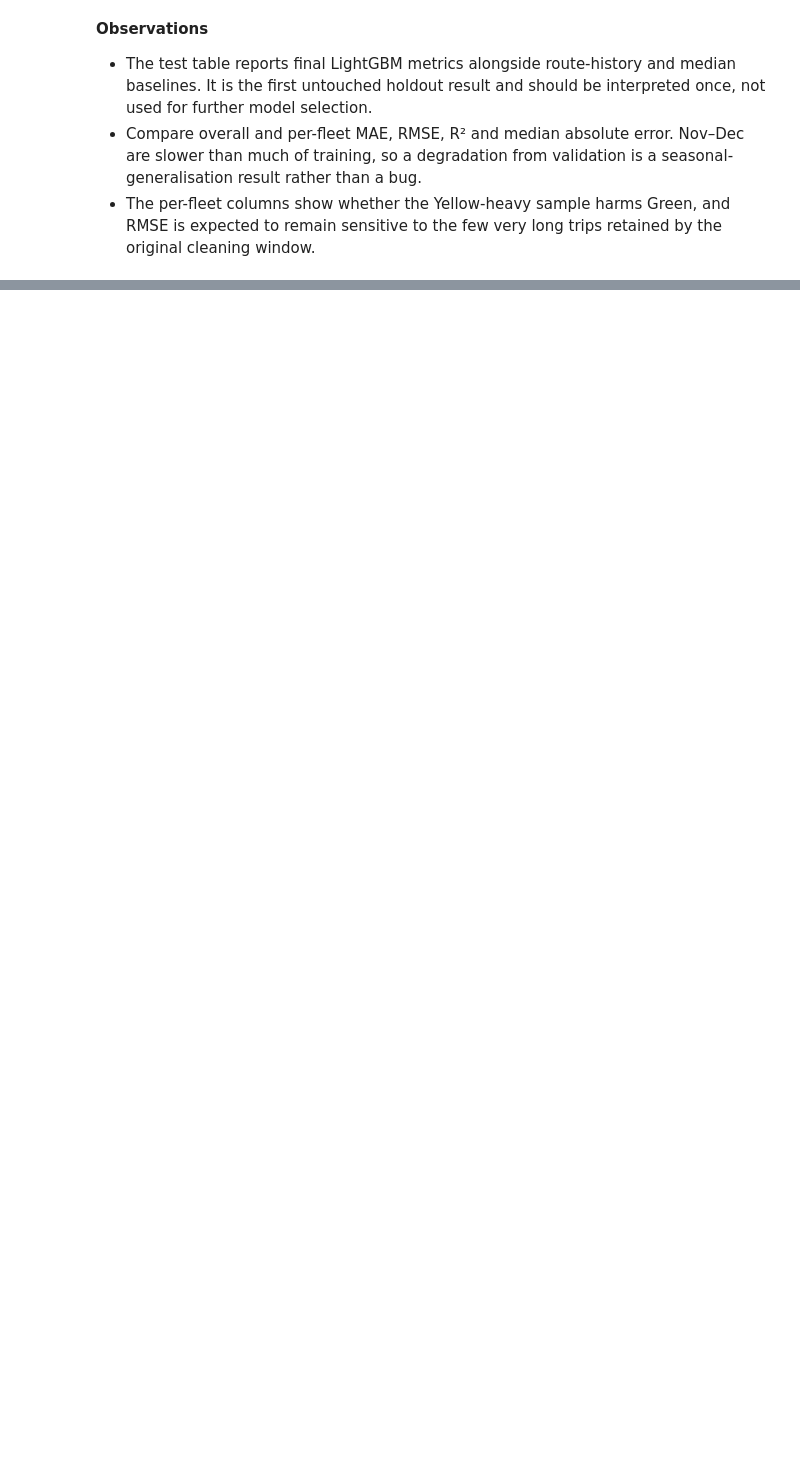
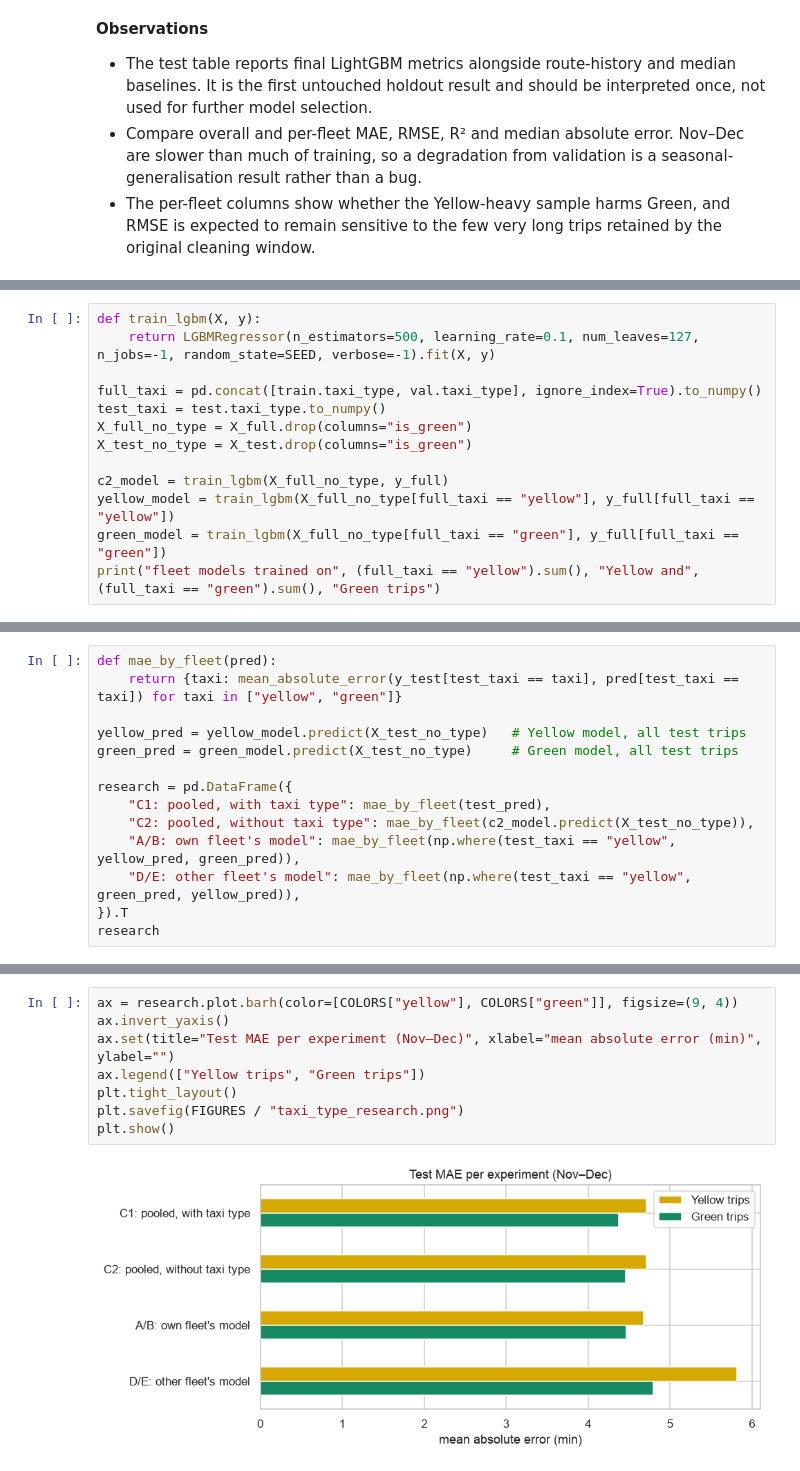
Before and after one commit to Shreyit/nyc-taxi-ml, a Jupyter notebook: notebooks/nyc_taxi_trip_duration.ipynb, the cells around one changed output, grey strips where cells are left out. Drawn from its saved outputs; the diff is of its cells as text; blank space fills up the shorter version.

```diff
--- a/notebooks/nyc_taxi_trip_duration.ipynb
+++ b/notebooks/nyc_taxi_trip_duration.ipynb
@@ -1589,0 +1889,13 @@ display(pd.DataFrame({"MAE_increase": perm_importance}).head(15).round(4))
+# %%
+def train_lgbm(X, y):
+    return LGBMRegressor(n_estimators=500, learning_rate=0.1, num_leaves=127, n_jobs=-1, random_state=SEED, verbose=-1).fit(X, y)
+
+full_taxi = pd.concat([train.taxi_type, val.taxi_type], ignore_index=True).to_numpy()
+test_taxi = test.taxi_type.to_numpy()
+X_full_no_type = X_full.drop(columns="is_green")
+X_test_no_type = X_test.drop(columns="is_green")
+
+c2_model = train_lgbm(X_full_no_type, y_full)
+yellow_model = train_lgbm(X_full_no_type[full_taxi == "yellow"], y_full[full_taxi == "yellow"])
+green_model = train_lgbm(X_full_no_type[full_taxi == "green"], y_full[full_taxi == "green"])
+print("fleet models trained on", (full_taxi == "yellow").sum(), "Yellow and", (full_taxi == "green").sum(), "Green trips")
@@ -1589,0 +1904,14 @@ display(pd.DataFrame({"MAE_increase": perm_importance}).head(15).round(4))
+# %%
+def mae_by_fleet(pred):
+    return {taxi: mean_absolute_error(y_test[test_taxi == taxi], pred[test_taxi == taxi]) for taxi in ["yellow", "green"]}
+
+yellow_pred = yellow_model.predict(X_test_no_type)   # Yellow model, all test trips
+green_pred = green_model.predict(X_test_no_type)     # Green model, all test trips
+
+research = pd.DataFrame({
+    "C1: pooled, with taxi type": mae_by_fleet(test_pred),
+    "C2: pooled, without taxi type": mae_by_fleet(c2_model.predict(X_test_no_type)),
+    "A/B: own fleet's model": mae_by_fleet(np.where(test_taxi == "yellow", yellow_pred, green_pred)),
+    "D/E: other fleet's model": mae_by_fleet(np.where(test_taxi == "yellow", green_pred, yellow_pred)),
+}).T
+research
@@ -1589,0 +1924,10 @@ display(pd.DataFrame({"MAE_increase": perm_importance}).head(15).round(4))
+# %%
+ax = research.plot.barh(color=[COLORS["yellow"], COLORS["green"]], figsize=(9, 4))
+ax.invert_yaxis()
+ax.set(title="Test MAE per experiment (Nov–Dec)", xlabel="mean absolute error (min)", ylabel="")
+ax.legend(["Yellow trips", "Green trips"])
+plt.tight_layout()
+plt.savefig(FIGURES / "taxi_type_research.png")
+plt.show()
+# %% [output]
+[figure, added]
```
Also changed, not shown: parts of 115 cells of this notebook.
